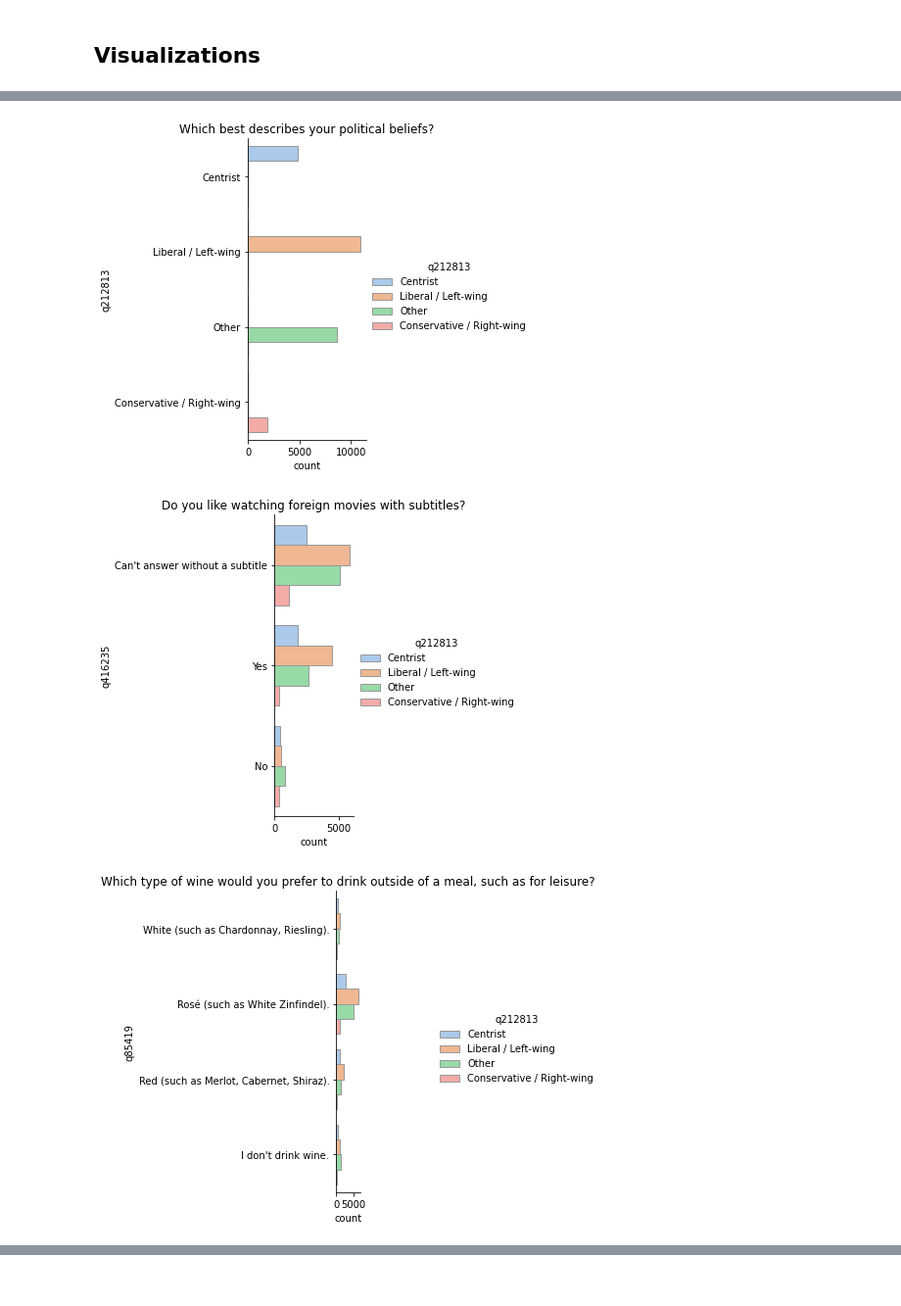
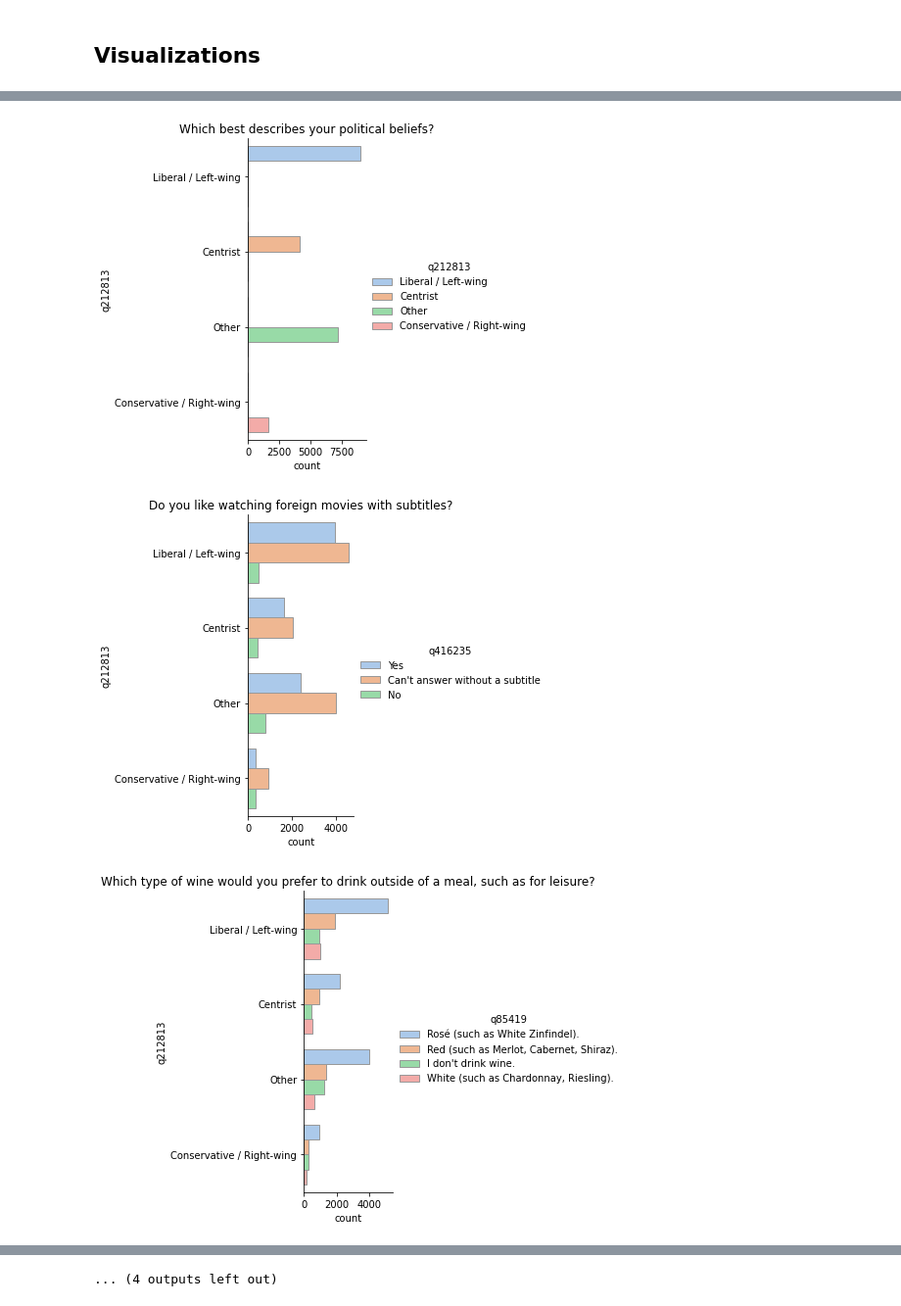
Before and after one commit to Anna53595/DatingLiteracy, a Jupyter notebook: data_visualizations.ipynb, the cells around one changed output, grey strips where cells are left out. Shown at 98% size. Drawn from its saved outputs; the diff is of its cells as text; code cells hidden in the pictures.

Commit message:
modified plots and naive bayes (probably with bug)

```diff
--- a/data_visualizations.ipynb
+++ b/data_visualizations.ipynb
@@ -15,7 +15,7 @@ questions = questions.set_index('Unnamed: 0')  # set first column (question numb
 data = pd.read_parquet('data/train.parquet')
 # %%
 # questions
-selected_questions = ['q212813'] + preprocessing.top_k_questions(keyword='descriptive', k=10, questions_df=questions, data=data)
+selected_questions = ['q212813'] + preprocessing.top_k_questions(keyword='descriptive', k=15, questions_df=questions, data=data)
 unordered_categories, ordered_categories = preprocessing.get_categories(selected_questions, questions, {'q20930', 'q77', 'q80', 'q79'})
 feature_target_df = preprocessing.preprocess(data[selected_questions], unordered_categories, ordered_categories)
 # %% [output]
@@ -55,7 +60,20 @@ sns.catplot(data=feature_target_df, x='q212813', kind="count", palette="pastel",
+# %%
+import seaborn as sns
+import pandas as pd
+
+
+def plot_question_distribution(question: str, data: pd.DataFrame, questions: pd.DataFrame):
+    """plots histogram of polical orientation for a given question"""
+    sns.catplot(
+        data=data, y='q212813', hue=question, kind="count",
+        palette="pastel", edgecolor=".6"
+        ).set(title=questions.loc[question, 'text'])
 # %%
 for question in selected_questions:
-    plotting.plot_question_distribution(question, feature_target_df, questions)
+    plot_question_distribution(question, feature_target_df, questions)
+
+# TODO chang target and feature
 # %% [output]
-[figure, old version]
+[figure, new version]
-[figure, old version]
+[figure, new version]
-[figure, old version]
+[figure, new version]
@@ -69,0 +89 @@ for question in selected_questions:
+... (4 outputs left out)
```
Also changed, not shown: parts of 4 cells of this notebook, 3 other files.
